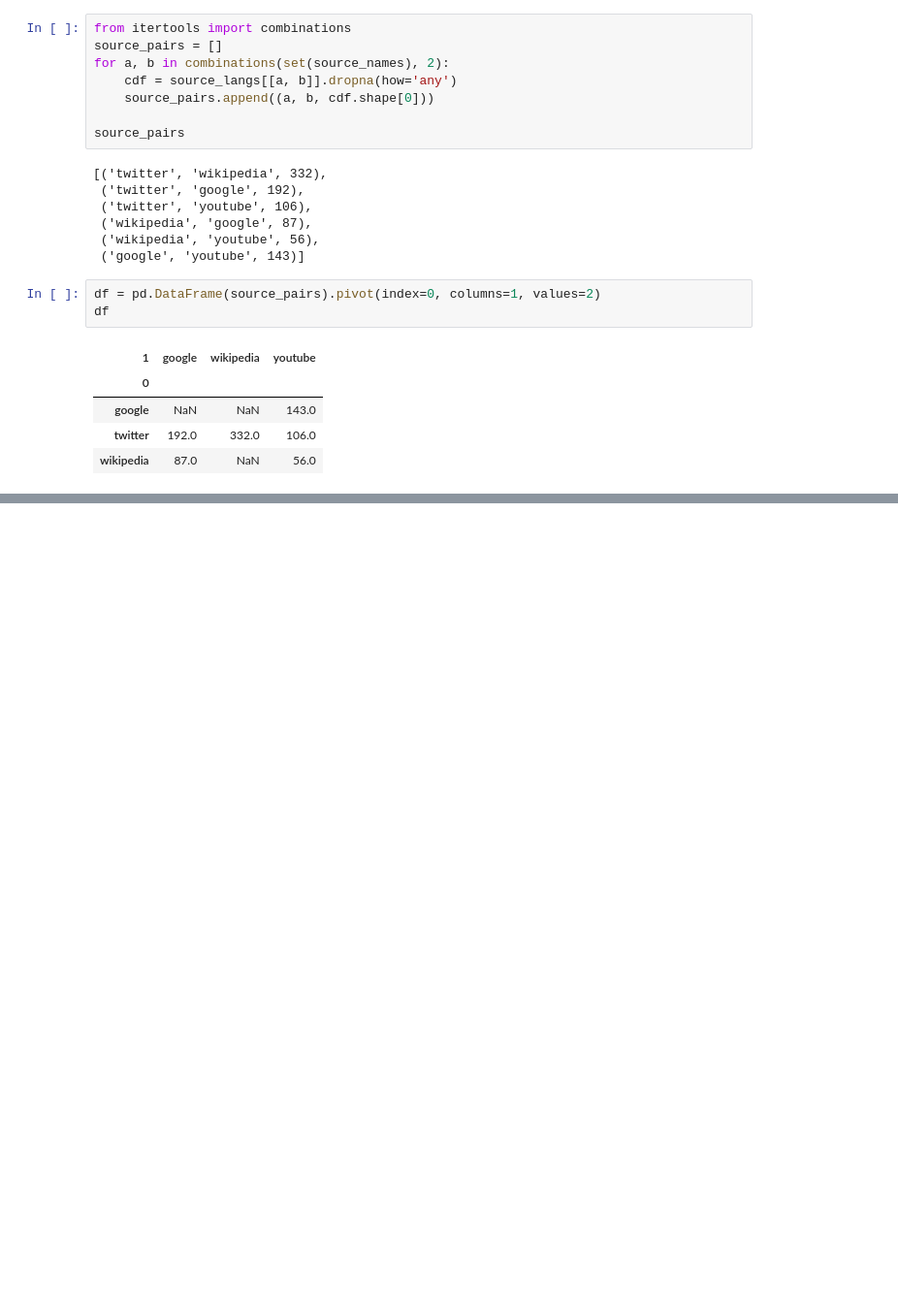
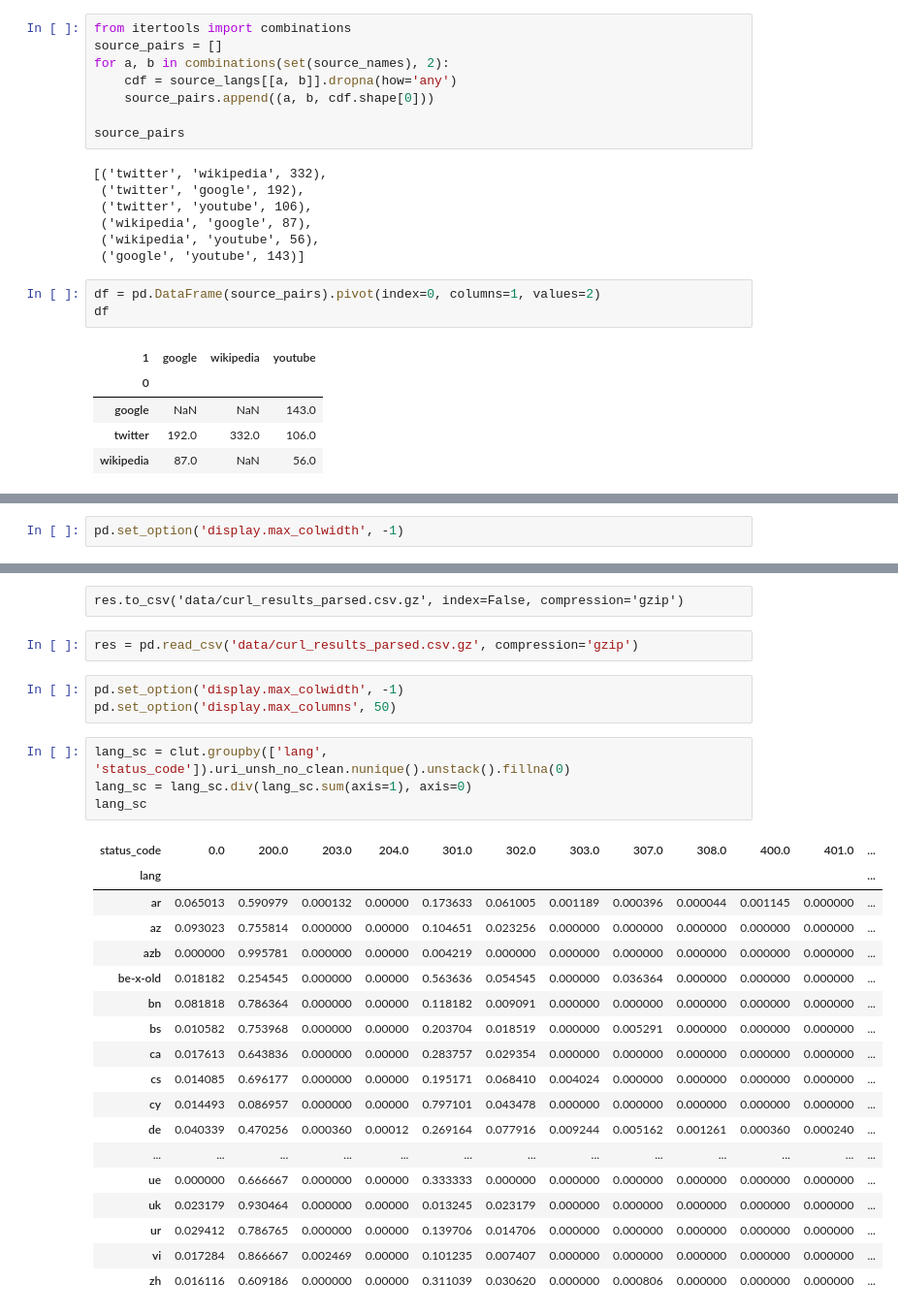
Before and after one commit to cjer/zuk, a Jupyter notebook: zuk_platform_basic_corpus_merge.ipynb, the cells around one changed output, grey strips where cells are left out. Shown at 97% size. Saved outputs shown, nothing was run; the diff lists cells and outputs as text; blank space fills up the shorter version.

```diff
--- a/zuk_platform_basic_corpus_merge.ipynb
+++ b/zuk_platform_basic_corpus_merge.ipynb
@@ -722,0 +1568,2 @@ df
+# %%
+pd.set_option('display.max_colwidth', -1)
@@ -722,0 +1728,30 @@ df
+# %% [raw]
+res.to_csv('data/curl_results_parsed.csv.gz', index=False, compression='gzip')
+# %%
+res = pd.read_csv('data/curl_results_parsed.csv.gz', compression='gzip')
+# %%
+pd.set_option('display.max_colwidth', -1)
+pd.set_option('display.max_columns', 50)
+# %%
+lang_sc = clut.groupby(['lang', 'status_code']).uri_unsh_no_clean.nunique().unstack().fillna(0)
+lang_sc = lang_sc.div(lang_sc.sum(axis=1), axis=0)
+lang_sc
+# %% [output]
+| status_code | 0.0 | 200.0 | 203.0 | 204.0 | 301.0 | 302.0 | 303.0 | 307.0 | 308.0 | 400.0 | 401.0 | ... |
+| lang |  |  |  |  |  |  |  |  |  |  |  | ... |
+| ar | 0.065013 | 0.590979 | 0.000132 | 0.00000 | 0.173633 | 0.061005 | 0.001189 | 0.000396 | 0.000044 | 0.001145 | 0.000000 | ... |
+| az | 0.093023 | 0.755814 | 0.000000 | 0.00000 | 0.104651 | 0.023256 | 0.000000 | 0.000000 | 0.000000 | 0.000000 | 0.000000 | ... |
+| azb | 0.000000 | 0.995781 | 0.000000 | 0.00000 | 0.004219 | 0.000000 | 0.000000 | 0.000000 | 0.000000 | 0.000000 | 0.000000 | ... |
+| be-x-old | 0.018182 | 0.254545 | 0.000000 | 0.00000 | 0.563636 | 0.054545 | 0.000000 | 0.036364 | 0.000000 | 0.000000 | 0.000000 | ... |
+| bn | 0.081818 | 0.786364 | 0.000000 | 0.00000 | 0.118182 | 0.009091 | 0.000000 | 0.000000 | 0.000000 | 0.000000 | 0.000000 | ... |
+| bs | 0.010582 | 0.753968 | 0.000000 | 0.00000 | 0.203704 | 0.018519 | 0.000000 | 0.005291 | 0.000000 | 0.000000 | 0.000000 | ... |
+| ca | 0.017613 | 0.643836 | 0.000000 | 0.00000 | 0.283757 | 0.029354 | 0.000000 | 0.000000 | 0.000000 | 0.000000 | 0.000000 | ... |
+| cs | 0.014085 | 0.696177 | 0.000000 | 0.00000 | 0.195171 | 0.068410 | 0.004024 | 0.000000 | 0.000000 | 0.000000 | 0.000000 | ... |
+| cy | 0.014493 | 0.086957 | 0.000000 | 0.00000 | 0.797101 | 0.043478 | 0.000000 | 0.000000 | 0.000000 | 0.000000 | 0.000000 | ... |
+| de | 0.040339 | 0.470256 | 0.000360 | 0.00012 | 0.269164 | 0.077916 | 0.009244 | 0.005162 | 0.001261 | 0.000360 | 0.000240 | ... |
+| ... | ... | ... | ... | ... | ... | ... | ... | ... | ... | ... | ... | ... |
+| ue | 0.000000 | 0.666667 | 0.000000 | 0.00000 | 0.333333 | 0.000000 | 0.000000 | 0.000000 | 0.000000 | 0.000000 | 0.000000 | ... |
+| uk | 0.023179 | 0.930464 | 0.000000 | 0.00000 | 0.013245 | 0.023179 | 0.000000 | 0.000000 | 0.000000 | 0.000000 | 0.000000 | ... |
+| ur | 0.029412 | 0.786765 | 0.000000 | 0.00000 | 0.139706 | 0.014706 | 0.000000 | 0.000000 | 0.000000 | 0.000000 | 0.000000 | ... |
+| vi | 0.017284 | 0.866667 | 0.002469 | 0.00000 | 0.101235 | 0.007407 | 0.000000 | 0.000000 | 0.000000 | 0.000000 | 0.000000 | ... |
+| zh | 0.016116 | 0.609186 | 0.000000 | 0.00000 | 0.311039 | 0.030620 | 0.000000 | 0.000806 | 0.000000 | 0.000000 | 0.000000 | ... |
```
Also changed, not shown: parts of 154 cells of this notebook, 6 other files.
